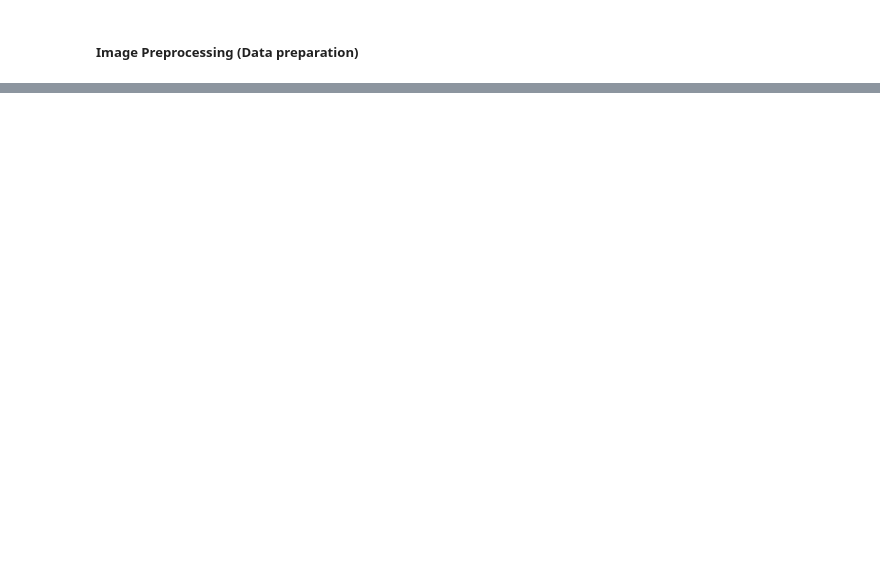
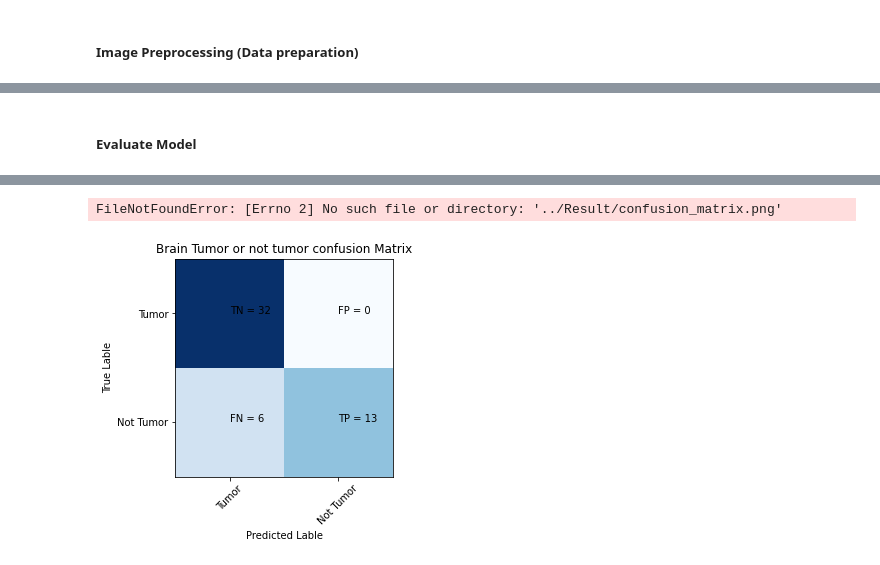
Before and after one commit to khairnardevashish/Brain-Tumor-Detections---Image-Processing, a Jupyter notebook: Source/Code.ipynb, the cells around one changed output, grey strips where cells are left out. Cells and saved outputs as stored; diff of their text form; code cells hidden in the pictures; blank space fills up the shorter version.

```diff
--- a/Source/Code.ipynb
+++ b/Source/Code.ipynb
@@ -131,0 +279,2 @@ Converted Images as np arrays
+# %%
+model = fit_neural_network(model, X_train, X_test, y_train, y_test)
@@ -131,0 +299,35 @@ Converted Images as np arrays
+# %% [markdown]
+##### Evaluate Model
+# %%
+def evaluate_model(model, X_test, y_test):
+    score = model.evaluate(X_test, y_test, verbose = 0)
+    result = 'Test loss: {}, Test Accuracy: {}'.format(score[0], score[1])
+    print(result)
+
+    y_pred = [int(round(model.predict(np.expand_dims(e, axis=0))[0][0])) for e in X_test]
+    y_true = [int(e[0]) for e in y_test]
+
+    #Confusion Matrix
+    def cm(y_true, y_pred):
+        return confusion_matrix(y_true, y_pred)
+
+    cm = cm(y_true, y_pred)
+
+    plt.clf()
+    plt.imshow(cm, interpolation='nearest', cmap = plt.cm.Blues)
+    classNames = ['Tumor', 'Not Tumor']
+    plt.title('Brain Tumor or not tumor confusion Matrix')
+    plt.ylabel('True Lable')
+    plt.xlabel('Predicted Lable')
+    tick_marks = np.arange(len(classNames))
+    plt.xticks(tick_marks, classNames, rotation =45)
+    plt.yticks(tick_marks, classNames)
+    s = [['TN', 'FP'], ['FN', 'TP']]
+    for i in range(2):
+        for j in range(2):
+            plt.text(j,i, str(s[i][j])+ " = " +str(cm[i][j]))
+    plt.savefig('../Result/confusion_matrix')
+    plt.show()
+# %%
+evaluate_model(model, X_test, y_test)
+# %% [output]
@@ -131,0 +335,2 @@ Converted Images as np arrays
+FileNotFoundError: [Errno 2] No such file or directory: '../Result/confusion_matrix.png'
+[figure, added]
```
Also changed, not shown: parts of 14 cells of this notebook, 4 other files.
